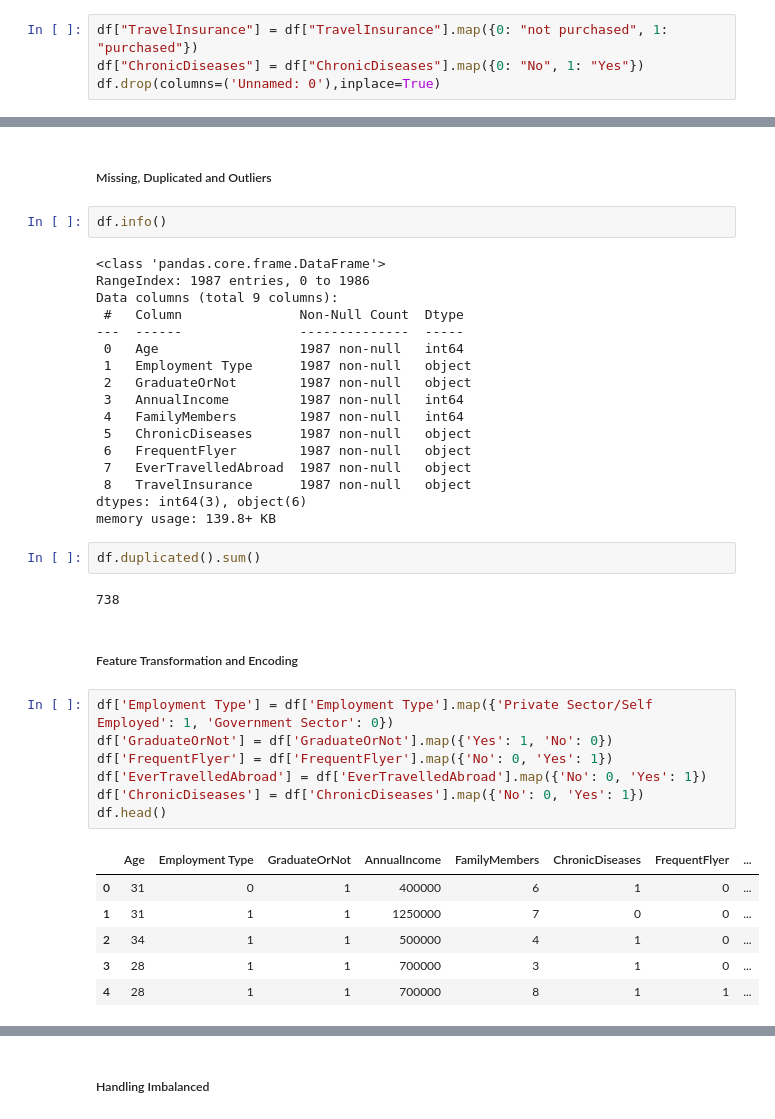
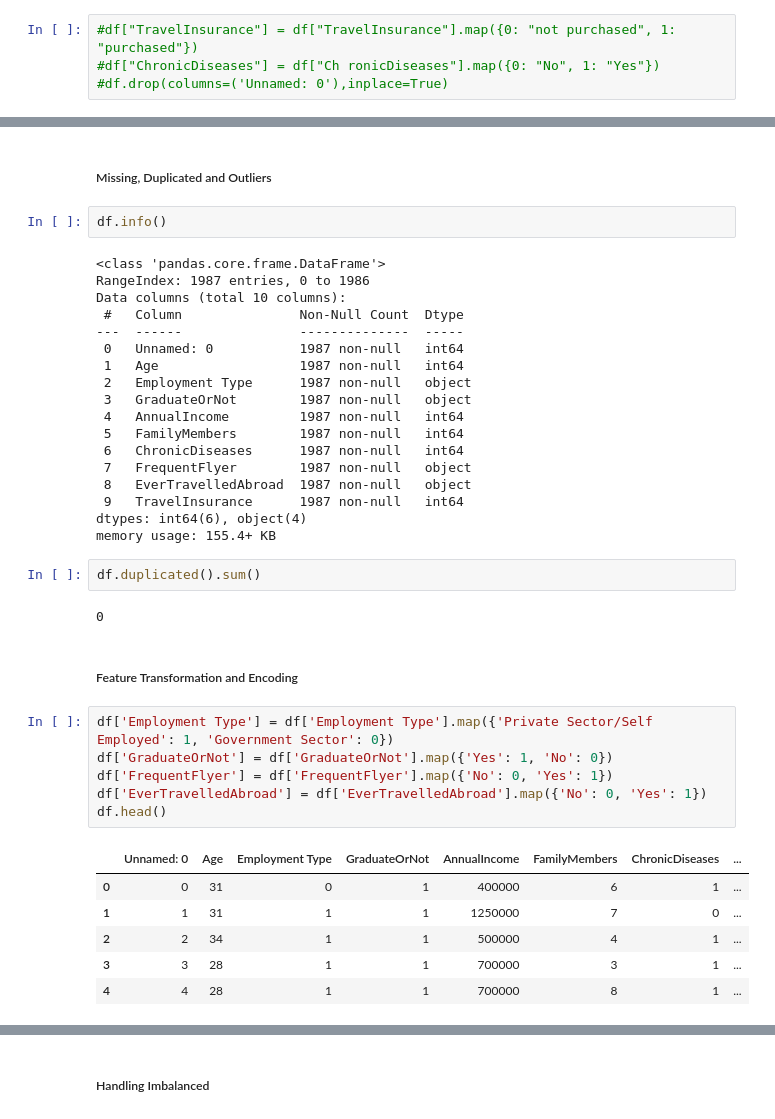
Before and after one commit to gbriansatria/Final-Project-Raka-MAX, a Jupyter notebook: Final Project Raka-Max.ipynb, the cells around one changed output, grey strips where cells are left out. Cells and saved outputs as stored; diff of their text form.

```diff
--- a/Final Project Raka-Max.ipynb
+++ b/Final Project Raka-Max.ipynb
@@ -66,9 +66,9 @@ df.duplicated().sum()
 # %% [output]
 0
 # %%
-df["TravelInsurance"] = df["TravelInsurance"].map({0: "not purchased", 1: "purchased"})
-df["ChronicDiseases"] = df["ChronicDiseases"].map({0: "No", 1: "Yes"})
-df.drop(columns=('Unnamed: 0'),inplace=True)
+#df["TravelInsurance"] = df["TravelInsurance"].map({0: "not purchased", 1: "purchased"})
+#df["ChronicDiseases"] = df["Ch ronicDiseases"].map({0: "No", 1: "Yes"})
+#df.drop(columns=('Unnamed: 0'),inplace=True)
 # %% [markdown]
 ##Univariate Analysis
 # %%
@@ -261,40 +253,40 @@ df.info()
 # %% [output]
 <class 'pandas.core.frame.DataFrame'>
 RangeIndex: 1987 entries, 0 to 1986
-Data columns (total 9 columns):
+Data columns (total 10 columns):
  #   Column               Non-Null Count  Dtype
 ---  ------               --------------  -----
- 0   Age                  1987 non-null   int64
- 1   Employment Type      1987 non-null   object
- 2   GraduateOrNot        1987 non-null   object
- 3   AnnualIncome         1987 non-null   int64
- 4   FamilyMembers        1987 non-null   int64
- 5   ChronicDiseases      1987 non-null   object
- 6   FrequentFlyer        1987 non-null   object
- 7   EverTravelledAbroad  1987 non-null   object
- 8   TravelInsurance      1987 non-null   object
-dtypes: int64(3), object(6)
-memory usage: 139.8+ KB
+ 0   Unnamed: 0           1987 non-null   int64
+ 1   Age                  1987 non-null   int64
+ 2   Employment Type      1987 non-null   object
+ 3   GraduateOrNot        1987 non-null   object
+ 4   AnnualIncome         1987 non-null   int64
+ 5   FamilyMembers        1987 non-null   int64
+ 6   ChronicDiseases      1987 non-null   int64
+ 7   FrequentFlyer        1987 non-null   object
+ 8   EverTravelledAbroad  1987 non-null   object
+ 9   TravelInsurance      1987 non-null   int64
+dtypes: int64(6), object(4)
+memory usage: 155.4+ KB
 # %%
 df.duplicated().sum()
 # %% [output]
-738
+0
 # %% [markdown]
 ##### Feature Transformation and Encoding
 # %%
 df['Employment Type'] = df['Employment Type'].map({'Private Sector/Self Employed': 1, 'Government Sector': 0})
 df['GraduateOrNot'] = df['GraduateOrNot'].map({'Yes': 1, 'No': 0})
 df['FrequentFlyer'] = df['FrequentFlyer'].map({'No': 0, 'Yes': 1})
 df['EverTravelledAbroad'] = df['EverTravelledAbroad'].map({'No': 0, 'Yes': 1})
-df['ChronicDiseases'] = df['ChronicDiseases'].map({'No': 0, 'Yes': 1})
 df.head()
 # %% [output]
-|  | Age | Employment Type | GraduateOrNot | AnnualIncome | FamilyMembers | ChronicDiseases | FrequentFlyer | ... |
-| 0 | 31 | 0 | 1 | 400000 | 6 | 1 | 0 | ... |
-| 1 | 31 | 1 | 1 | 1250000 | 7 | 0 | 0 | ... |
-| 2 | 34 | 1 | 1 | 500000 | 4 | 1 | 0 | ... |
-| 3 | 28 | 1 | 1 | 700000 | 3 | 1 | 0 | ... |
-| 4 | 28 | 1 | 1 | 700000 | 8 | 1 | 1 | ... |
+|  | Unnamed: 0 | Age | Employment Type | GraduateOrNot | AnnualIncome | FamilyMembers | ChronicDiseases | ... |
+| 0 | 0 | 31 | 0 | 1 | 400000 | 6 | 1 | ... |
+| 1 | 1 | 31 | 1 | 1 | 1250000 | 7 | 0 | ... |
+| 2 | 2 | 34 | 1 | 1 | 500000 | 4 | 1 | ... |
+| 3 | 3 | 28 | 1 | 1 | 700000 | 3 | 1 | ... |
+| 4 | 4 | 28 | 1 | 1 | 700000 | 8 | 1 | ... |
 # %%
 from sklearn.preprocessing import MinMaxScaler
 
```
Also changed, not shown: parts of 14 cells of this notebook.
